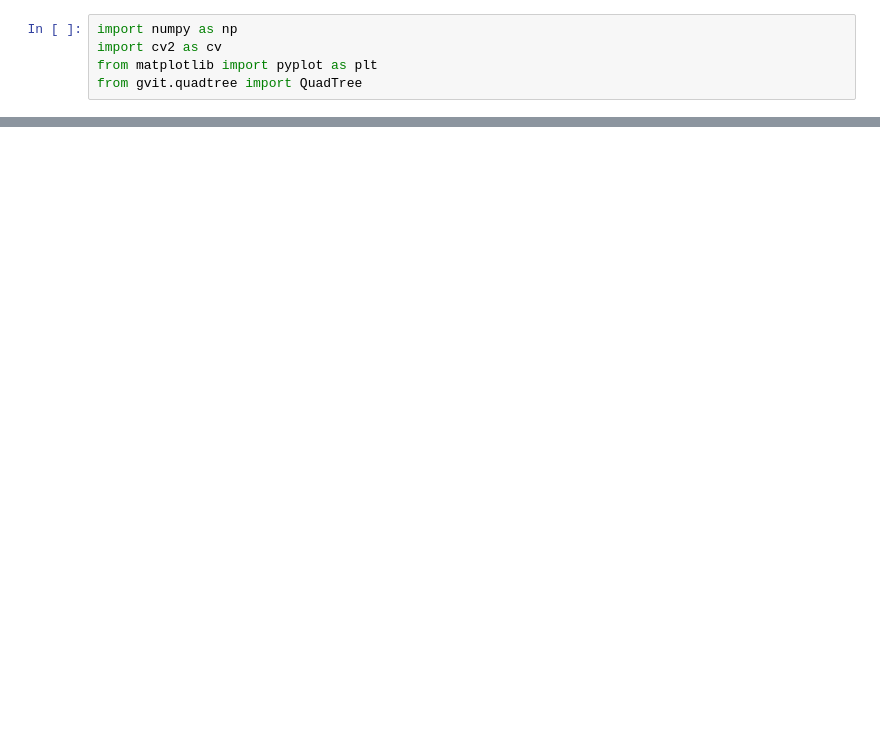
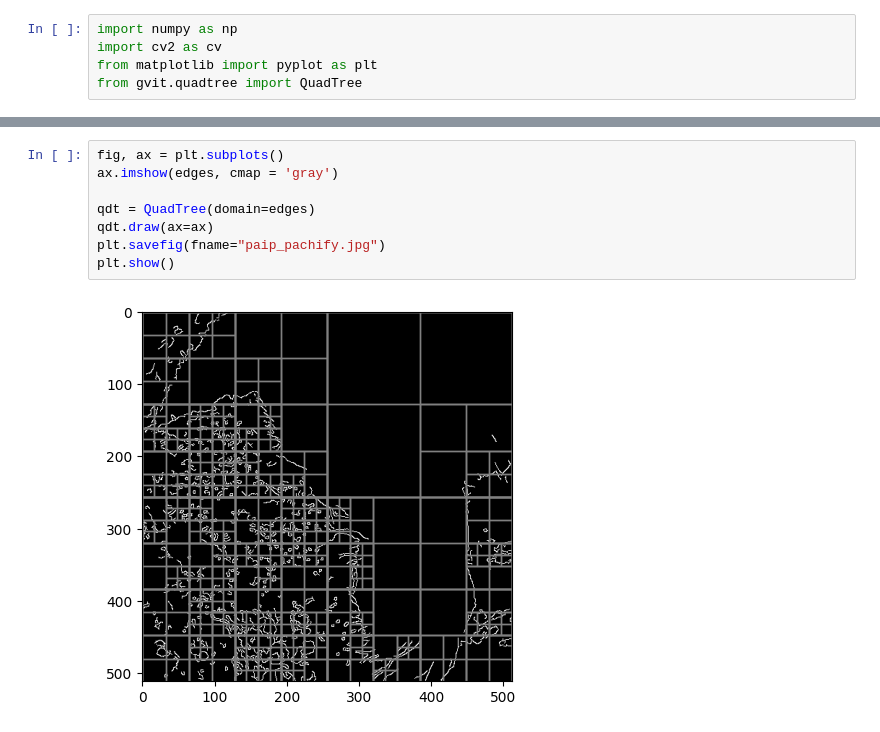
Before and after one commit to zhangenzhi/gvit, a Jupyter notebook: quadtree.ipynb, the cells around one changed output, grey strips where cells are left out. Drawn from its saved outputs; the diff is of its cells as text; blank space fills up the shorter version.

```diff
--- a/quadtree.ipynb
+++ b/quadtree.ipynb
@@ -48,0 +60,10 @@ print(len(seq_patches))
+# %%
+fig, ax = plt.subplots()
+ax.imshow(edges, cmap = 'gray')
+
+qdt = QuadTree(domain=edges)
+qdt.draw(ax=ax)
+plt.savefig(fname="paip_pachify.jpg")
+plt.show()
+# %% [output]
+[figure, added]
```
Also changed, not shown: parts of 11 cells of this notebook, 4 other files.
